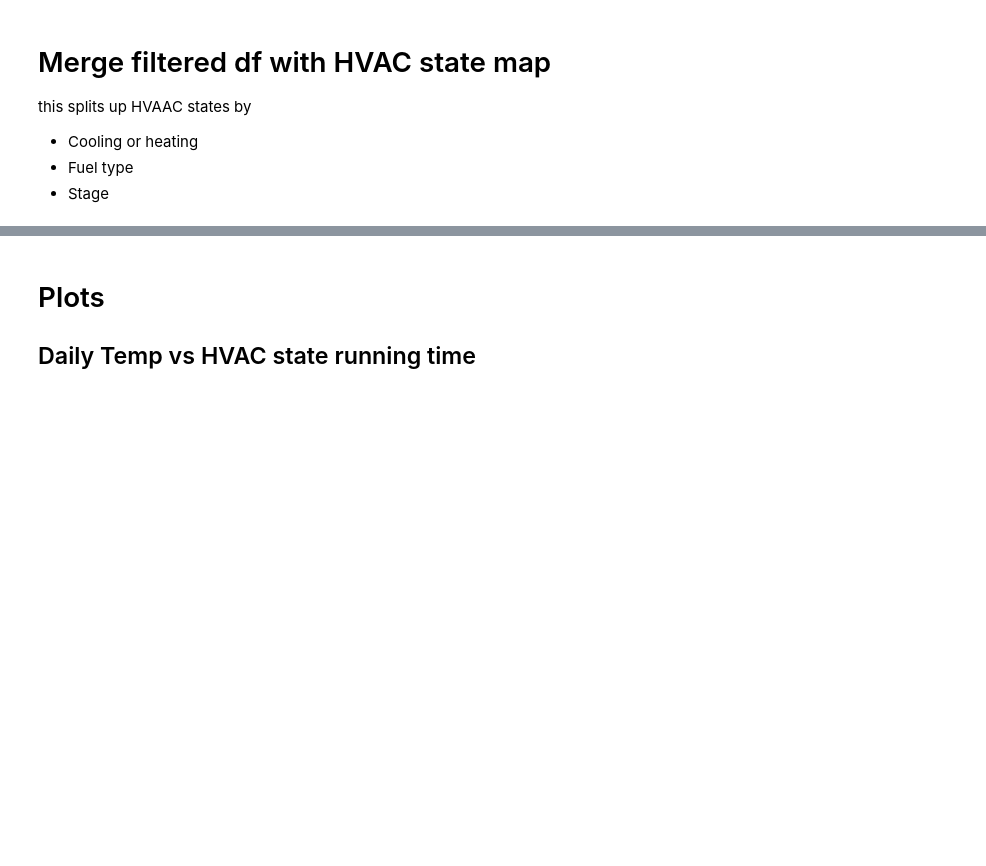
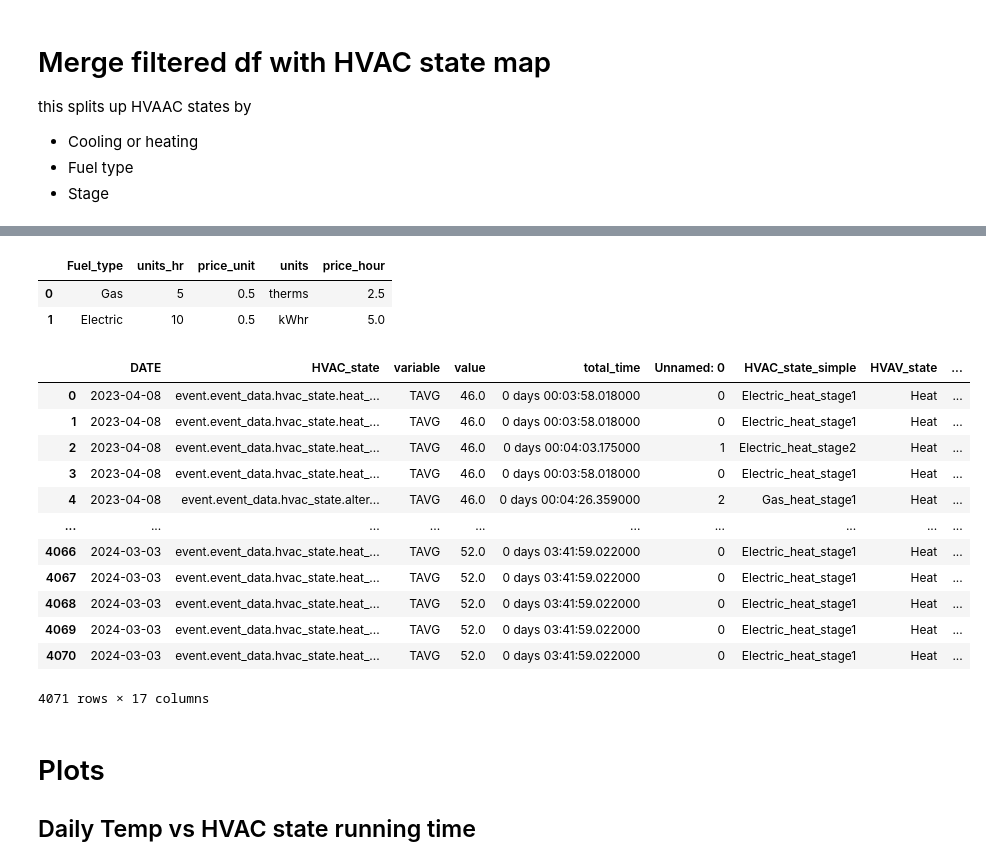
Before and after one commit to sbs87/Random_Projects, a Jupyter notebook: hvac_usage/HVAC_vs_Temp.ipynb, the cells around one changed output, grey strips where cells are left out. Saved outputs shown, nothing was run; the diff lists cells and outputs as text; code cells hidden in the pictures; blank space fills up the shorter version.

```diff
--- a/hvac_usage/HVAC_vs_Temp.ipynb
+++ b/hvac_usage/HVAC_vs_Temp.ipynb
@@ -377,3 +403,43 @@ total_time_tavg_df = pd.merge(total_time_tavg_df,hvac_state_map)
+# %%
+# add cost factor
+# fuel <> units/hour <> $/unit <> units
+# gas <> 5 units/hr <> $0.5/hour <> therm
+# electric <> 10 units/hr <> $2/hour <> kwHr
+
+fuel_cost_use = pd.DataFrame({"Fuel_type":["Gas","Electric"],
+                              "units_hr":[5,10],
+                              "price_unit":[0.5,0.5],
+                              "units":["therms","kWhr"]})
+
+fuel_cost_use["price_hour"]=fuel_cost_use["units_hr"]*fuel_cost_use["price_unit"]
+fuel_cost_use
+# %% [output]
+|  | Fuel_type | units_hr | price_unit | units | price_hour |
+| 0 | Gas | 5 | 0.5 | therms | 2.5 |
+| 1 | Electric | 10 | 0.5 | kWhr | 5.0 |
+# %%
+# merge cost to df and compute total cost/hour
+total_time_tavg_pph_df=pd.merge(total_time_tavg_df,fuel_cost_use)
+total_time_tavg_pph_df['total_time_seconds']=total_time_tavg_pph_df['total_time'].dt.total_seconds()
+
+total_time_tavg_pph_df['total_time_hour']=total_time_tavg_pph_df['total_time_seconds']/(60*60)
+
+total_time_tavg_pph_df['total_cost']=total_time_tavg_pph_df['price_hour']*(total_time_tavg_pph_df['total_time_hour'])
+total_time_tavg_pph_df
+# %% [output]
+|  | DATE | HVAC_state | variable | value | total_time | Unnamed: 0 | HVAC_state_simple | HVAV_state | ... |
+| 0 | 2023-04-08 | event.event_data.hvac_state.heat_... | TAVG | 46.0 | 0 days 00:03:58.018000 | 0 | Electric_heat_stage1 | Heat | ... |
+| 1 | 2023-04-08 | event.event_data.hvac_state.heat_... | TAVG | 46.0 | 0 days 00:03:58.018000 | 0 | Electric_heat_stage1 | Heat | ... |
+| 2 | 2023-04-08 | event.event_data.hvac_state.heat_... | TAVG | 46.0 | 0 days 00:04:03.175000 | 1 | Electric_heat_stage2 | Heat | ... |
+| 3 | 2023-04-08 | event.event_data.hvac_state.heat_... | TAVG | 46.0 | 0 days 00:03:58.018000 | 0 | Electric_heat_stage1 | Heat | ... |
+| 4 | 2023-04-08 | event.event_data.hvac_state.alter... | TAVG | 46.0 | 0 days 00:04:26.359000 | 2 | Gas_heat_stage1 | Heat | ... |
+| ... | ... | ... | ... | ... | ... | ... | ... | ... | ... |
+| 4066 | 2024-03-03 | event.event_data.hvac_state.heat_... | TAVG | 52.0 | 0 days 03:41:59.022000 | 0 | Electric_heat_stage1 | Heat | ... |
+| 4067 | 2024-03-03 | event.event_data.hvac_state.heat_... | TAVG | 52.0 | 0 days 03:41:59.022000 | 0 | Electric_heat_stage1 | Heat | ... |
+| 4068 | 2024-03-03 | event.event_data.hvac_state.heat_... | TAVG | 52.0 | 0 days 03:41:59.022000 | 0 | Electric_heat_stage1 | Heat | ... |
+| 4069 | 2024-03-03 | event.event_data.hvac_state.heat_... | TAVG | 52.0 | 0 days 03:41:59.022000 | 0 | Electric_heat_stage1 | Heat | ... |
+| 4070 | 2024-03-03 | event.event_data.hvac_state.heat_... | TAVG | 52.0 | 0 days 03:41:59.022000 | 0 | Electric_heat_stage1 | Heat | ... |
+4071 rows × 17 columns
 # %% [markdown]
 # Plots
 ## Daily Temp vs HVAC state running time
```
Also changed, not shown: parts of 18 cells of this notebook.
